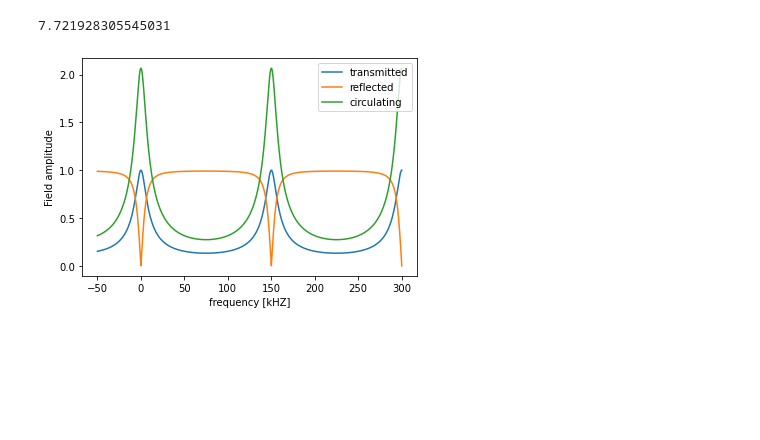
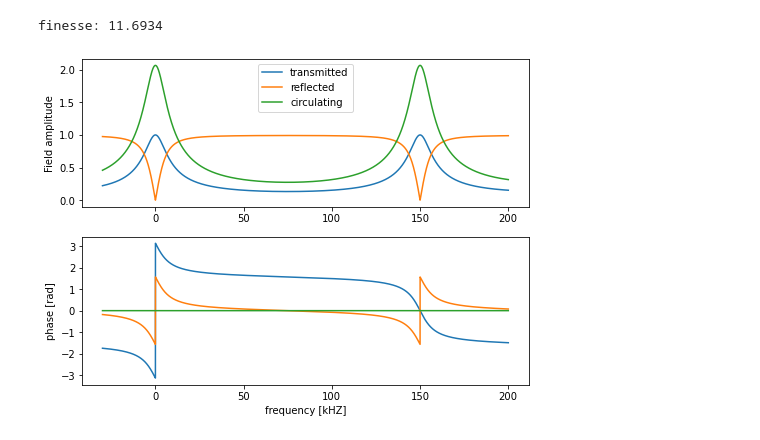
Before and after one commit to lamyc/interferometer, a Jupyter notebook: Fabry-Perot.ipynb, the cells around one changed output. Drawn from its saved outputs; the diff is of its cells as text; code cells hidden in the pictures; blank space fills up the shorter version.

```diff
--- a/Fabry-Perot.ipynb
+++ b/Fabry-Perot.ipynb
@@ -32,26 +32,32 @@ class Cavity():
         self.finesse = pi/ 2/arcsin((1 - r1*r2)/ (2*sqrt(r1*r2)))
 
     def plot(self):
+        plt.figure(figsize=(8,6))
+        plt.subplot(211)
         plt.plot(self.freq/1e3, np.abs(self.tf), label='transmitted')
         plt.plot(self.freq/1e3, np.abs(self.reflected), label='reflected')
         plt.plot(self.freq/1e3, sqrt(self.circ_power), label='circulating')
-        plt.xlabel("frequency [kHZ]")
         plt.ylabel("Field amplitude")
         plt.legend()
+
+        plt.subplot(212)
+        plt.plot(self.freq/1e3, np.angle(self.tf), label='transmitted')
+        plt.plot(self.freq/1e3, np.angle(self.reflected), label='reflected')
+        plt.plot(self.freq/1e3, np.angle(sqrt(self.circ_power)), label='circulating')
+        plt.xlabel("frequency [kHZ]")
+        plt.ylabel("phase [rad]")
         plt.show()
-# %%
-cavity.finesse
-# %% [output]
-7.721928305545031
 # %%
 n1 = 1
 n2 = 15
 r1 = abs(n1 - n2)/ (n1 + n2); r2 = abs(n2 - n1)/(n1 + n2)
 r = [r1, r2]
 
 cavity = Cavity(1000, r)
-freq = np.linspace(-50, 300, num=10000) * 1e3
+freq = np.linspace(-30, 200, num=10000) * 1e3
 cavity.lossless(freq)
+print("finesse: {:.4f}".format(cavity.finesse))
 cavity.plot()
 # %% [output]
+finesse: 11.6934
-[figure, old version]
+[figure, new version]
```
